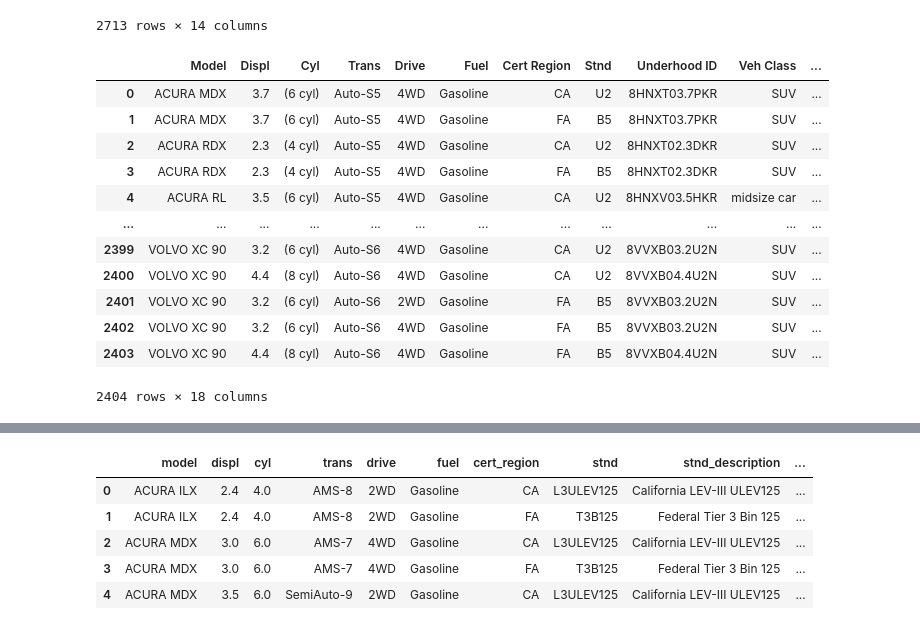
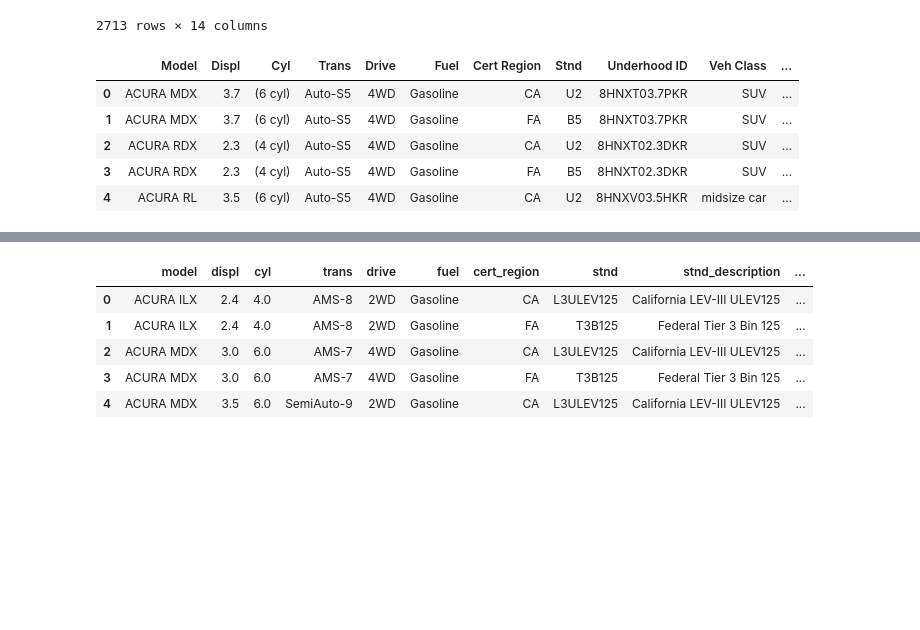
Before and after one commit to juhidhingra/udacity_data_analyst_nanodegree, a Jupyter notebook: UDACITY/Data Analysis Process - Udacity Case Study 2/Cleaning data.ipynb, the cells around one changed output, grey strips where cells are left out. Saved outputs shown, nothing was run; the diff lists cells and outputs as text; code cells hidden in the pictures; blank space fills up the shorter version.

```diff
--- a/UDACITY/Data Analysis Process - Udacity Case Study 2/Cleaning data.ipynb
+++ b/UDACITY/Data Analysis Process - Udacity Case Study 2/Cleaning data.ipynb
@@ -74,21 +74,16 @@ df_18.drop(['Stnd', 'Stnd Description', 'Underhood ID', 'Comb CO2'],axis=1)
 # %%
 #rename columns
 #Change the "Sales Area" column label in the 2008 dataset to "Cert Region" for consistency
-df_08.rename(columns={"Sales Area":"Cert Region"})
+df_08.rename(columns={"Sales Area":"Cert Region"}, inplace=True)
-# %% [output]
-|  | Model | Displ | Cyl | Trans | Drive | Fuel | Cert Region | Stnd | Underhood ID | Veh Class | ... |
-| 0 | ACURA MDX | 3.7 | (6 cyl) | Auto-S5 | 4WD | Gasoline | CA | U2 | 8HNXT03.7PKR | SUV | ... |
-| 1 | ACURA MDX | 3.7 | (6 cyl) | Auto-S5 | 4WD | Gasoline | FA | B5 | 8HNXT03.7PKR | SUV | ... |
-| 2 | ACURA RDX | 2.3 | (4 cyl) | Auto-S5 | 4WD | Gasoline | CA | U2 | 8HNXT02.3DKR | SUV | ... |
-| 3 | ACURA RDX | 2.3 | (4 cyl) | Auto-S5 | 4WD | Gasoline | FA | B5 | 8HNXT02.3DKR | SUV | ... |
-| 4 | ACURA RL | 3.5 | (6 cyl) | Auto-S5 | 4WD | Gasoline | CA | U2 | 8HNXV03.5HKR | midsize car | ... |
-| ... | ... | ... | ... | ... | ... | ... | ... | ... | ... | ... | ... |
-| 2399 | VOLVO XC 90 | 3.2 | (6 cyl) | Auto-S6 | 4WD | Gasoline | CA | U2 | 8VVXB03.2U2N | SUV | ... |
-| 2400 | VOLVO XC 90 | 4.4 | (8 cyl) | Auto-S6 | 4WD | Gasoline | CA | U2 | 8VVXB04.4U2N | SUV | ... |
-| 2401 | VOLVO XC 90 | 3.2 | (6 cyl) | Auto-S6 | 2WD | Gasoline | FA | B5 | 8VVXB03.2U2N | SUV | ... |
-| 2402 | VOLVO XC 90 | 3.2 | (6 cyl) | Auto-S6 | 4WD | Gasoline | FA | B5 | 8VVXB03.2U2N | SUV | ... |
-| 2403 | VOLVO XC 90 | 4.4 | (8 cyl) | Auto-S6 | 4WD | Gasoline | FA | B5 | 8VVXB04.4U2N | SUV | ... |
-2404 rows × 18 columns
+# %%
+df_08.head()
+# %% [output]
+|  | Model | Displ | Cyl | Trans | Drive | Fuel | Cert Region | Stnd | Underhood ID | Veh Class | ... |
+| 0 | ACURA MDX | 3.7 | (6 cyl) | Auto-S5 | 4WD | Gasoline | CA | U2 | 8HNXT03.7PKR | SUV | ... |
+| 1 | ACURA MDX | 3.7 | (6 cyl) | Auto-S5 | 4WD | Gasoline | FA | B5 | 8HNXT03.7PKR | SUV | ... |
+| 2 | ACURA RDX | 2.3 | (4 cyl) | Auto-S5 | 4WD | Gasoline | CA | U2 | 8HNXT02.3DKR | SUV | ... |
+| 3 | ACURA RDX | 2.3 | (4 cyl) | Auto-S5 | 4WD | Gasoline | FA | B5 | 8HNXT02.3DKR | SUV | ... |
+| 4 | ACURA RL | 3.5 | (6 cyl) | Auto-S5 | 4WD | Gasoline | CA | U2 | 8HNXV03.5HKR | midsize car | ... |
 # %%
 #Rename all column labels to replace spaces with underscores and convert everything to lowercase
 
```
Also changed, not shown: parts of 49 cells of this notebook, 5 other files.
